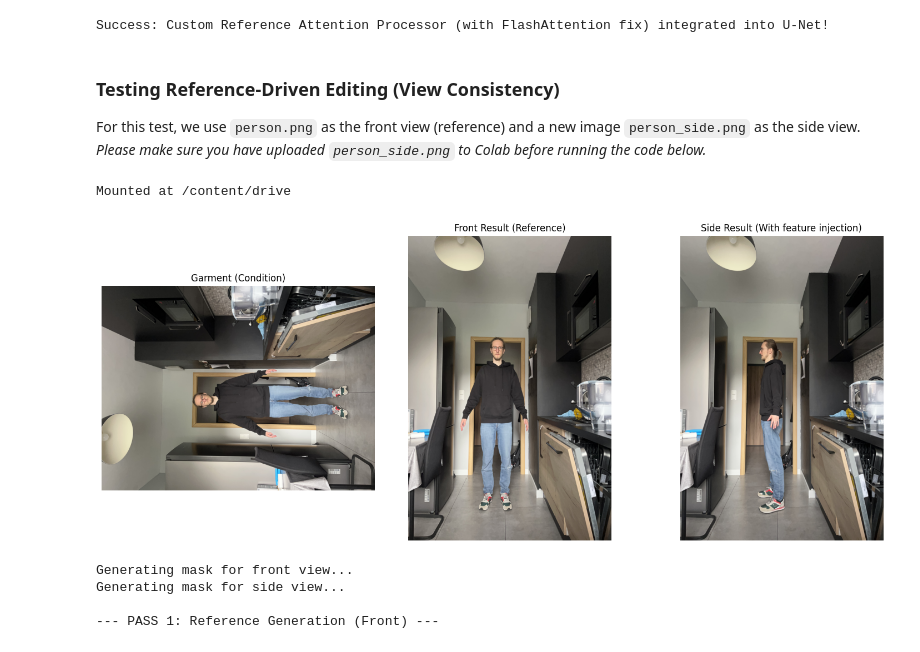
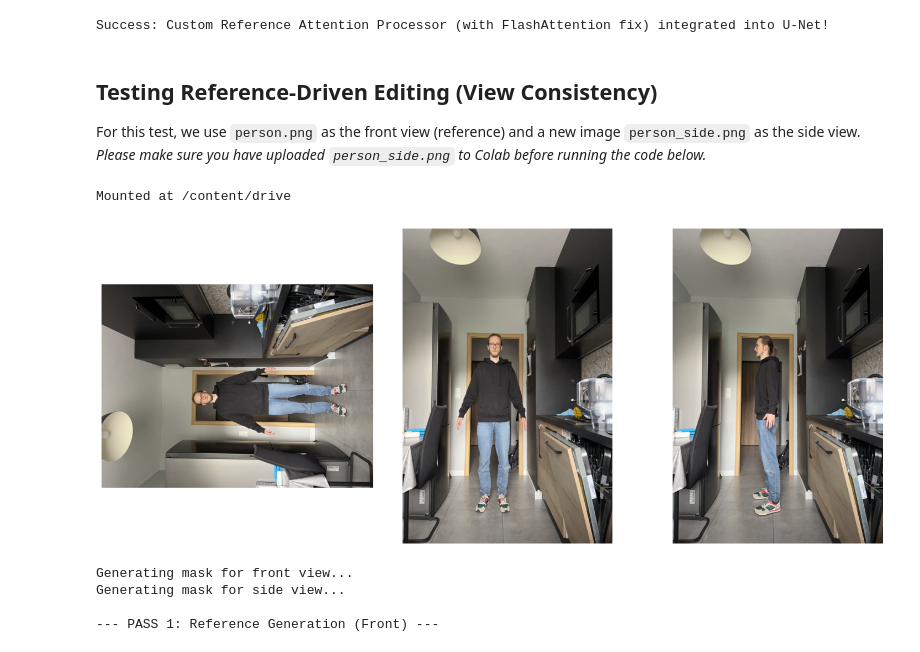
Before and after one commit to Eikthyrnir/CatVTON_3DGS, a Jupyter notebook: CatVTON_sandbox.ipynb, the cells around one changed output. Cells and saved outputs as stored; diff of their text form; code cells hidden in the pictures.

```diff
--- a/CatVTON_sandbox.ipynb
+++ b/CatVTON_sandbox.ipynb
@@ -197,3 +201,32 @@ automasker = AutoMasker(
+# %%
+def show_multiple_images(person, mask, try_on_result):
+    fig, axs = plt.subplots(1, 3, figsize=(15, 6))
+
+    axs[0].imshow(person)
+    axs[0].set_title("Front Result (Reference)")
+    axs[0].axis('off')
+
+    axs[1].imshow(mask)
+    axs[1].set_title("Try-On Mask")
+    axs[1].axis('off')
+
+    axs[2].imshow(try_on_result.resize(target_size))
+    axs[2].set_title("Try-On Result")
+    axs[2].axis('off')
+
+    plt.tight_layout()
+    plt.show()
+# %%
+def show_multiple_images(images):
+    n_images = len(images)
+    fig, axs = plt.subplots(1, n_images, figsize=(5 * n_images, 6))
+
+    for i in range(n_images):
+        axs[i].imshow(images[i])
+        axs[i].axis('off')
+
+    plt.tight_layout()
+    plt.show()
 # %% [markdown]
 ## Example inference on front view
 # %%
@@ -436,7 +461,7 @@ for name in pipeline.unet.attn_processors.keys():
 
 pipeline.unet.set_attn_processor(attn_processors)
 # %% [markdown]
-### Testing Reference-Driven Editing (View Consistency)
+## Testing Reference-Driven Editing (View Consistency)
 
 For this test, we use `person.png` as the front view (reference) and a new image `person_side.png` as the side view.
 *Please make sure you have uploaded `person_side.png` to Colab before running the code below.*
@@ -466,25 +491,10 @@ side_person_path  = person_folder + "/IMG_6529.JPG"
 target_size = (512, 768)
 front_person_img = Image.open(front_person_path).convert("RGB").rotate(-90, expand=True).resize(target_size)
 side_person_img = Image.open(side_person_path).convert("RGB").rotate(-90, expand=True).resize(target_size)
-# %%
-fig, axs = plt.subplots(1, 3, figsize=(15, 6))
-
-axs[0].imshow(Image.open(front_person_path).convert("RGB"))
-axs[0].set_title("Garment (Condition)")
-axs[0].axis('off')
-
-axs[1].imshow(front_person_img)
-axs[1].set_title("Front Result (Reference)")
-axs[1].axis('off')
-
-axs[2].imshow(side_person_img)
-axs[2].set_title("Side Result (With feature injection)")
-axs[2].axis('off')
-
-plt.tight_layout()
-plt.show()
-# %% [output]
-[figure, removed]
+# %%
+show_multiple_images((Image.open(front_person_path).convert("RGB"), front_person_img, side_person_img))
+# %% [output]
+[figure, added]
 # %%
 # Generate masks using automasker
 print("Generating mask for front view...")
```
Also changed, not shown: parts of 11 cells of this notebook.
